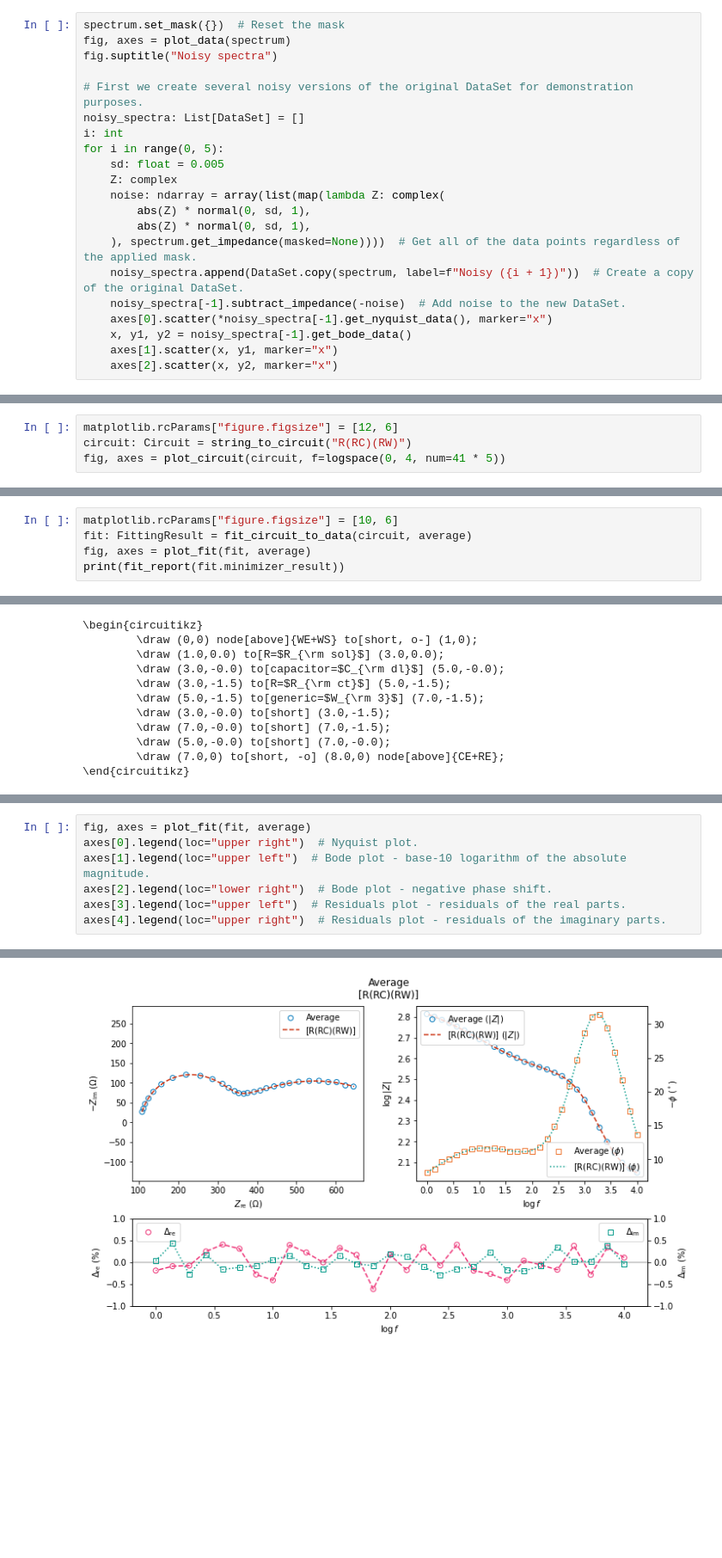
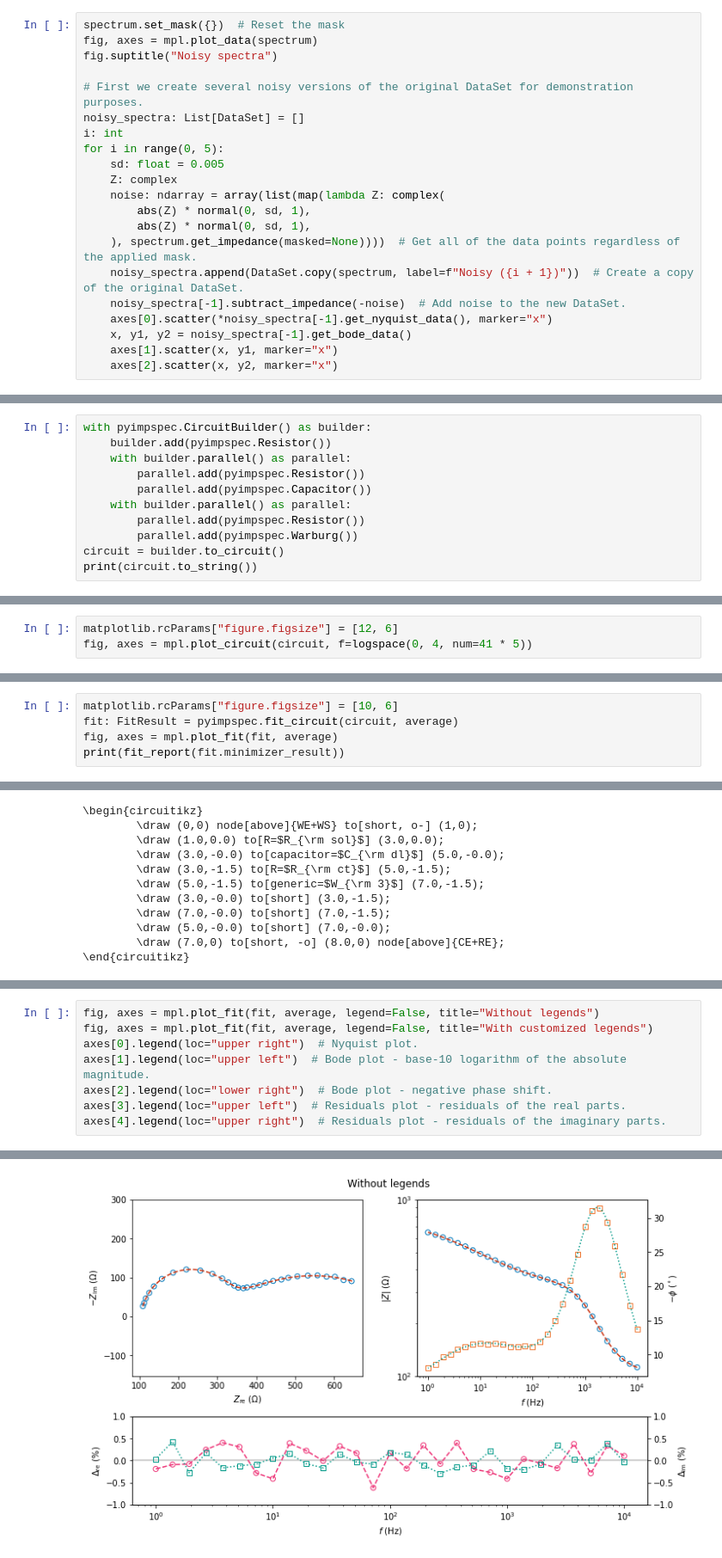
Before and after one commit to vyrjana/pyimpspec, a Jupyter notebook: examples/examples.ipynb, the cells around one changed output, grey strips where cells are left out. Shown at 86% size. Saved outputs shown, nothing was run; the diff lists cells and outputs as text; blank space fills up the shorter version.

```diff
--- a/examples/examples.ipynb
+++ b/examples/examples.ipynb
@@ -71,7 +110,7 @@ fig, axes = plot_data(altered_spectrum)
 Multiple noisy spectra can be averaged to generate a single `DataSet` object.
 # %%
 spectrum.set_mask({})  # Reset the mask
-fig, axes = plot_data(spectrum)
+fig, axes = mpl.plot_data(spectrum)
 fig.suptitle("Noisy spectra")
 
 # First we create several noisy versions of the original DataSet for demonstration purposes.
@@ -182,0 +257,11 @@ n: float = 0.5
+# %%
+with pyimpspec.CircuitBuilder() as builder:
+    builder.add(pyimpspec.Resistor())
+    with builder.parallel() as parallel:
+        parallel.add(pyimpspec.Resistor())
+        parallel.add(pyimpspec.Capacitor())
+    with builder.parallel() as parallel:
+        parallel.add(pyimpspec.Resistor())
+        parallel.add(pyimpspec.Warburg())
+circuit = builder.to_circuit()
+print(circuit.to_string())
@@ -185,6 +273,5 @@ A circuit similar to the one shown below was used to generate the original spect
 The impedance response of a circuit can be plotted with the `plot_circuit` function.
 # %%
 matplotlib.rcParams["figure.figsize"] = [12, 6]
-circuit: Circuit = string_to_circuit("R(RC)(RW)")
-fig, axes = plot_circuit(circuit, f=logspace(0, 4, num=41 * 5))
+fig, axes = mpl.plot_circuit(circuit, f=logspace(0, 4, num=41 * 5))
 # %% [output]
@@ -196,7 +303,7 @@ The [`lmfit.minimizer.MinimizerResult`](https://lmfit.github.io/lmfit-py/fitting
 # %%
 matplotlib.rcParams["figure.figsize"] = [10, 6]
-fit: FittingResult = fit_circuit_to_data(circuit, average)
-fig, axes = plot_fit(fit, average)
+fit: FitResult = pyimpspec.fit_circuit(circuit, average)
+fig, axes = mpl.plot_fit(fit, average)
 print(fit_report(fit.minimizer_result))
 # %% [output]
 [[Fit Statistics]]
@@ -297,10 +444,11 @@ The example below shows how one could go about adding legends to the various sub
 # %%
-fig, axes = plot_fit(fit, average)
+fig, axes = mpl.plot_fit(fit, average, legend=False, title="Without legends")
+fig, axes = mpl.plot_fit(fit, average, legend=False, title="With customized legends")
 axes[0].legend(loc="upper right")  # Nyquist plot.
 axes[1].legend(loc="upper left")  # Bode plot - base-10 logarithm of the absolute magnitude.
 axes[2].legend(loc="lower right")  # Bode plot - negative phase shift.
 axes[3].legend(loc="upper left")  # Residuals plot - residuals of the real parts.
 axes[4].legend(loc="upper right")  # Residuals plot - residuals of the imaginary parts.
 # %% [output]
 <matplotlib.legend.Legend at 0x...>
-[figure, old version]
+[figure, new version]
```
Also changed, not shown: parts of 57 cells of this notebook, 31 other files.
